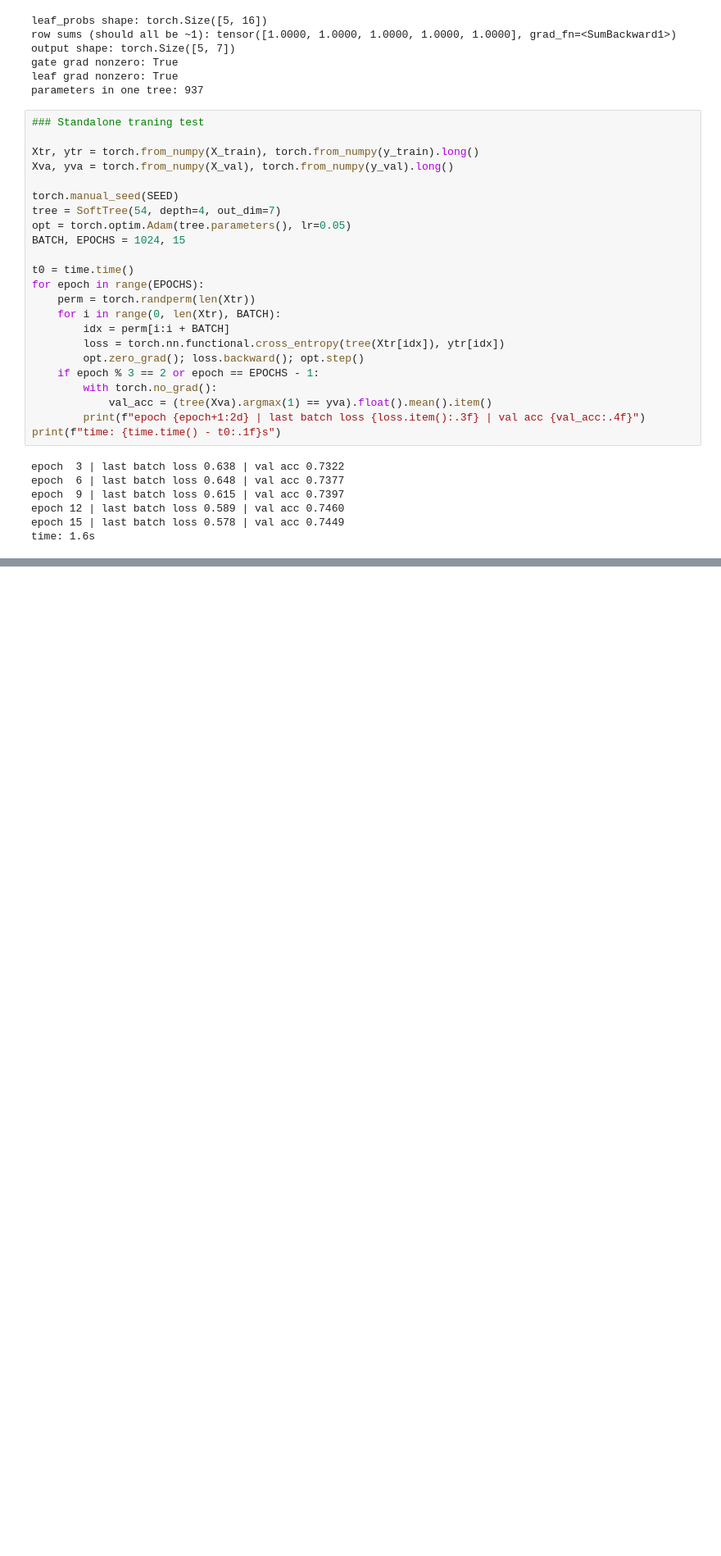
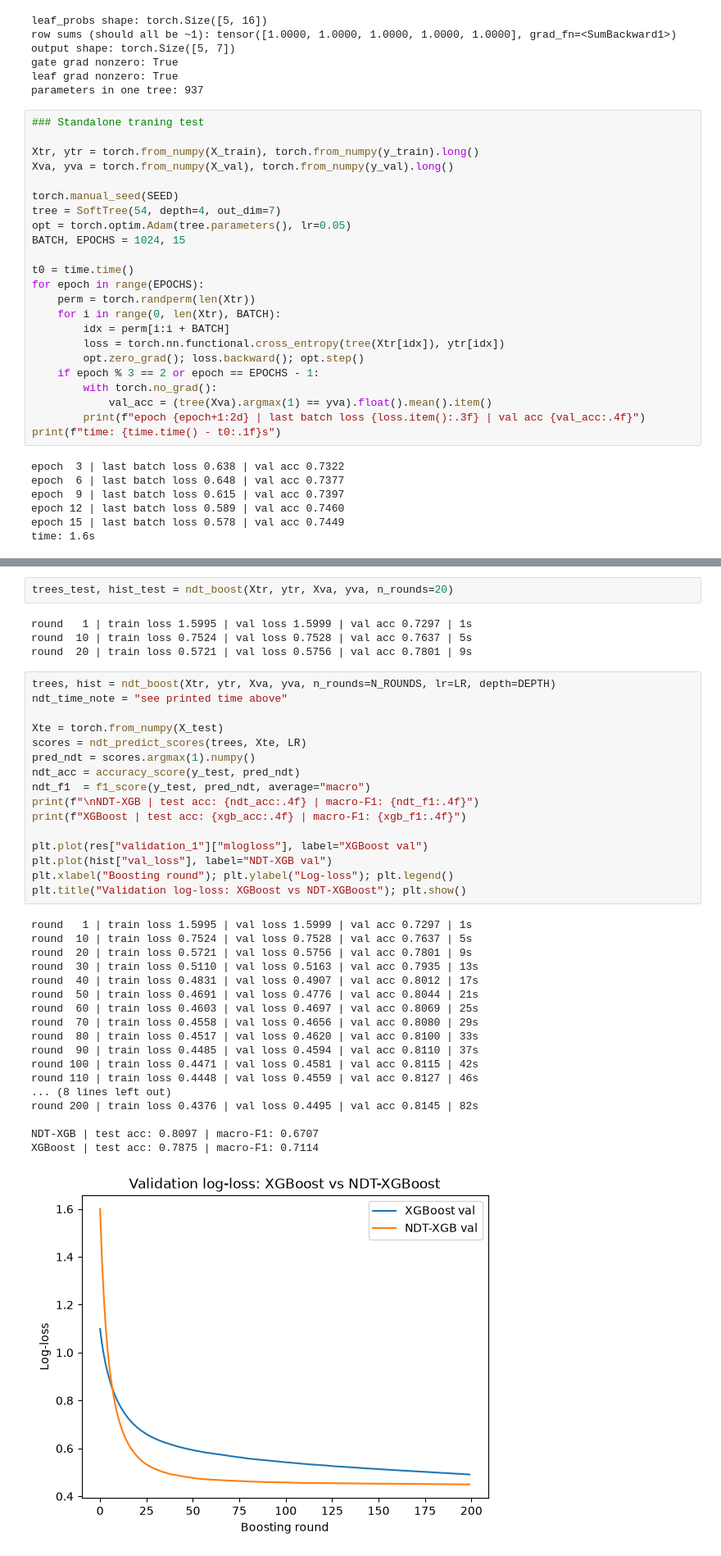
Before and after one commit to AMANTEMBHARE/VNIT-Project, a Jupyter notebook: ndt_xgboost/ndt_xgboost.ipynb, the cells around one changed output, grey strips where cells are left out. Shown at 82% size. Saved outputs shown, nothing was run; the diff lists cells and outputs as text; blank space fills up the shorter version.

Commit message:
Boosting loop and tuned XGBoost baseline

```diff
--- a/ndt_xgboost/ndt_xgboost.ipynb
+++ b/ndt_xgboost/ndt_xgboost.ipynb
@@ -215,0 +280,41 @@ time: 1.6s
+# %%
+trees_test, hist_test = ndt_boost(Xtr, ytr, Xva, yva, n_rounds=20)
+# %% [output]
+round   1 | train loss 1.5995 | val loss 1.5999 | val acc 0.7297 | 1s
+round  10 | train loss 0.7524 | val loss 0.7528 | val acc 0.7637 | 5s
+round  20 | train loss 0.5721 | val loss 0.5756 | val acc 0.7801 | 9s
+# %%
+trees, hist = ndt_boost(Xtr, ytr, Xva, yva, n_rounds=N_ROUNDS, lr=LR, depth=DEPTH)
+ndt_time_note = "see printed time above"
+
+Xte = torch.from_numpy(X_test)
+scores = ndt_predict_scores(trees, Xte, LR)
+pred_ndt = scores.argmax(1).numpy()
+ndt_acc = accuracy_score(y_test, pred_ndt)
+ndt_f1  = f1_score(y_test, pred_ndt, average="macro")
+print(f"\nNDT-XGB | test acc: {ndt_acc:.4f} | macro-F1: {ndt_f1:.4f}")
+print(f"XGBoost | test acc: {xgb_acc:.4f} | macro-F1: {xgb_f1:.4f}")
+
+plt.plot(res["validation_1"]["mlogloss"], label="XGBoost val")
+plt.plot(hist["val_loss"], label="NDT-XGB val")
+plt.xlabel("Boosting round"); plt.ylabel("Log-loss"); plt.legend()
+plt.title("Validation log-loss: XGBoost vs NDT-XGBoost"); plt.show()
+# %% [output]
+round   1 | train loss 1.5995 | val loss 1.5999 | val acc 0.7297 | 1s
+round  10 | train loss 0.7524 | val loss 0.7528 | val acc 0.7637 | 5s
+round  20 | train loss 0.5721 | val loss 0.5756 | val acc 0.7801 | 9s
+round  30 | train loss 0.5110 | val loss 0.5163 | val acc 0.7935 | 13s
+round  40 | train loss 0.4831 | val loss 0.4907 | val acc 0.8012 | 17s
+round  50 | train loss 0.4691 | val loss 0.4776 | val acc 0.8044 | 21s
+round  60 | train loss 0.4603 | val loss 0.4697 | val acc 0.8069 | 25s
+round  70 | train loss 0.4558 | val loss 0.4656 | val acc 0.8080 | 29s
+round  80 | train loss 0.4517 | val loss 0.4620 | val acc 0.8100 | 33s
+round  90 | train loss 0.4485 | val loss 0.4594 | val acc 0.8110 | 37s
+round 100 | train loss 0.4471 | val loss 0.4581 | val acc 0.8115 | 42s
+round 110 | train loss 0.4448 | val loss 0.4559 | val acc 0.8127 | 46s
+... (8 lines left out)
+round 200 | train loss 0.4376 | val loss 0.4495 | val acc 0.8145 | 82s
+
+NDT-XGB | test acc: 0.8097 | macro-F1: 0.6707
+XGBoost | test acc: 0.7875 | macro-F1: 0.7114
+[figure, added]
```
Also changed, not shown: parts of 10 cells of this notebook.
